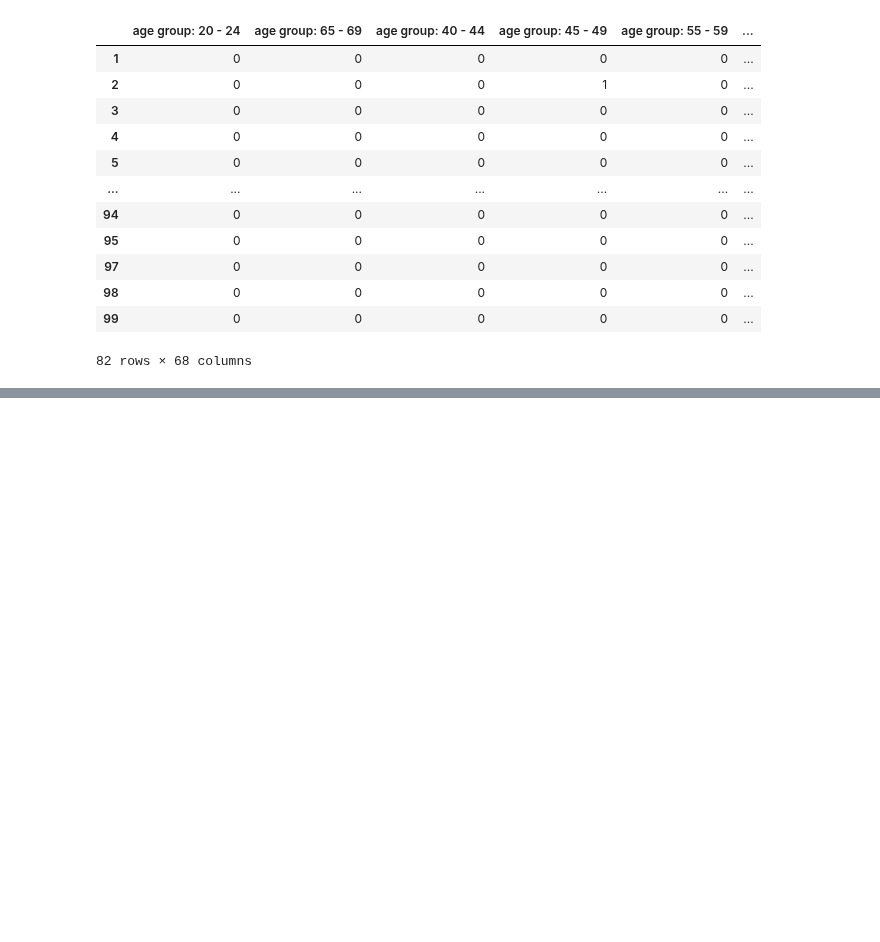
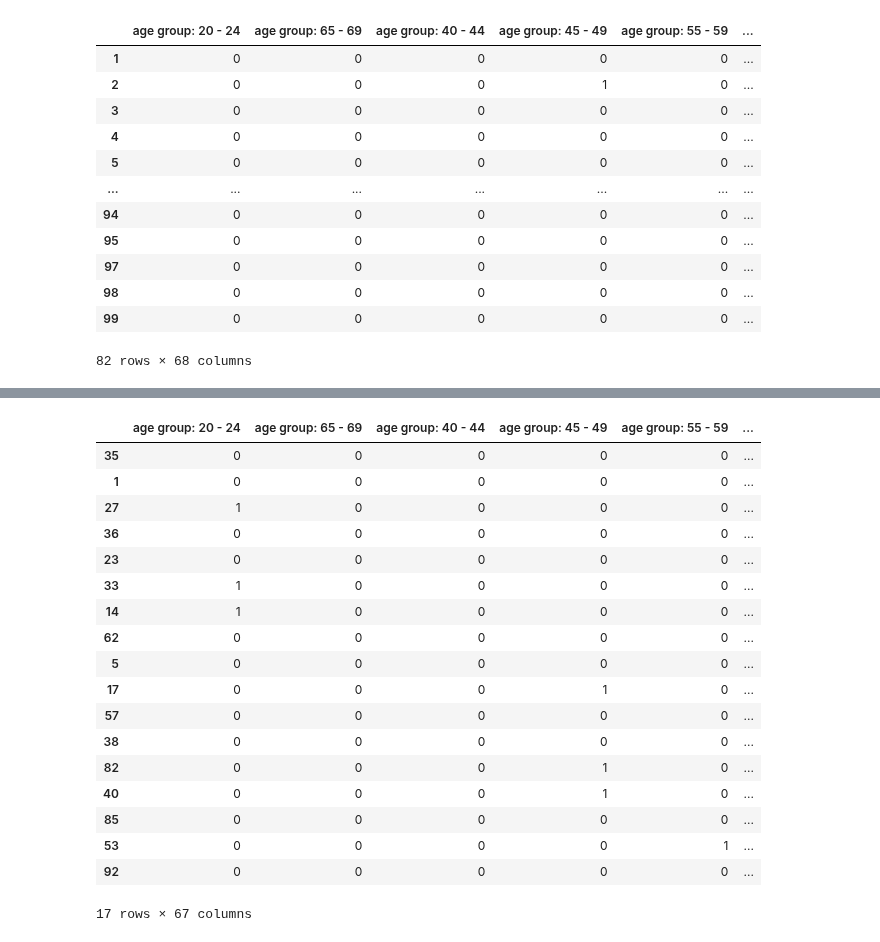
Before and after one commit to KishanYern/Data-Science-Project, a Jupyter notebook: Patient_Risk_Profiles.ipynb, the cells around one changed output, grey strips where cells are left out. Drawn from its saved outputs; the diff is of its cells as text; code cells hidden in the pictures; blank space fills up the shorter version.

```diff
--- a/Patient_Risk_Profiles.ipynb
+++ b/Patient_Risk_Profiles.ipynb
@@ -180,0 +196,22 @@ X_train, X_test, y_train, y_test = train_test_split(X, y, test_size=0.2, random_
+# %%
+X_test
+# %% [output]
+|  | age group: 20 - 24 | age group: 65 - 69 | age group: 40 - 44 | age group: 45 - 49 | age group: 55 - 59 | ... |
+| 35 | 0 | 0 | 0 | 0 | 0 | ... |
+| 1 | 0 | 0 | 0 | 0 | 0 | ... |
+| 27 | 1 | 0 | 0 | 0 | 0 | ... |
+| 36 | 0 | 0 | 0 | 0 | 0 | ... |
+| 23 | 0 | 0 | 0 | 0 | 0 | ... |
+| 33 | 1 | 0 | 0 | 0 | 0 | ... |
+| 14 | 1 | 0 | 0 | 0 | 0 | ... |
+| 62 | 0 | 0 | 0 | 0 | 0 | ... |
+| 5 | 0 | 0 | 0 | 0 | 0 | ... |
+| 17 | 0 | 0 | 0 | 1 | 0 | ... |
+| 57 | 0 | 0 | 0 | 0 | 0 | ... |
+| 38 | 0 | 0 | 0 | 0 | 0 | ... |
+| 82 | 0 | 0 | 0 | 1 | 0 | ... |
+| 40 | 0 | 0 | 0 | 1 | 0 | ... |
+| 85 | 0 | 0 | 0 | 0 | 0 | ... |
+| 53 | 0 | 0 | 0 | 0 | 1 | ... |
+| 92 | 0 | 0 | 0 | 0 | 0 | ... |
+17 rows × 67 columns
```
Also changed, not shown: parts of 4 cells of this notebook.
